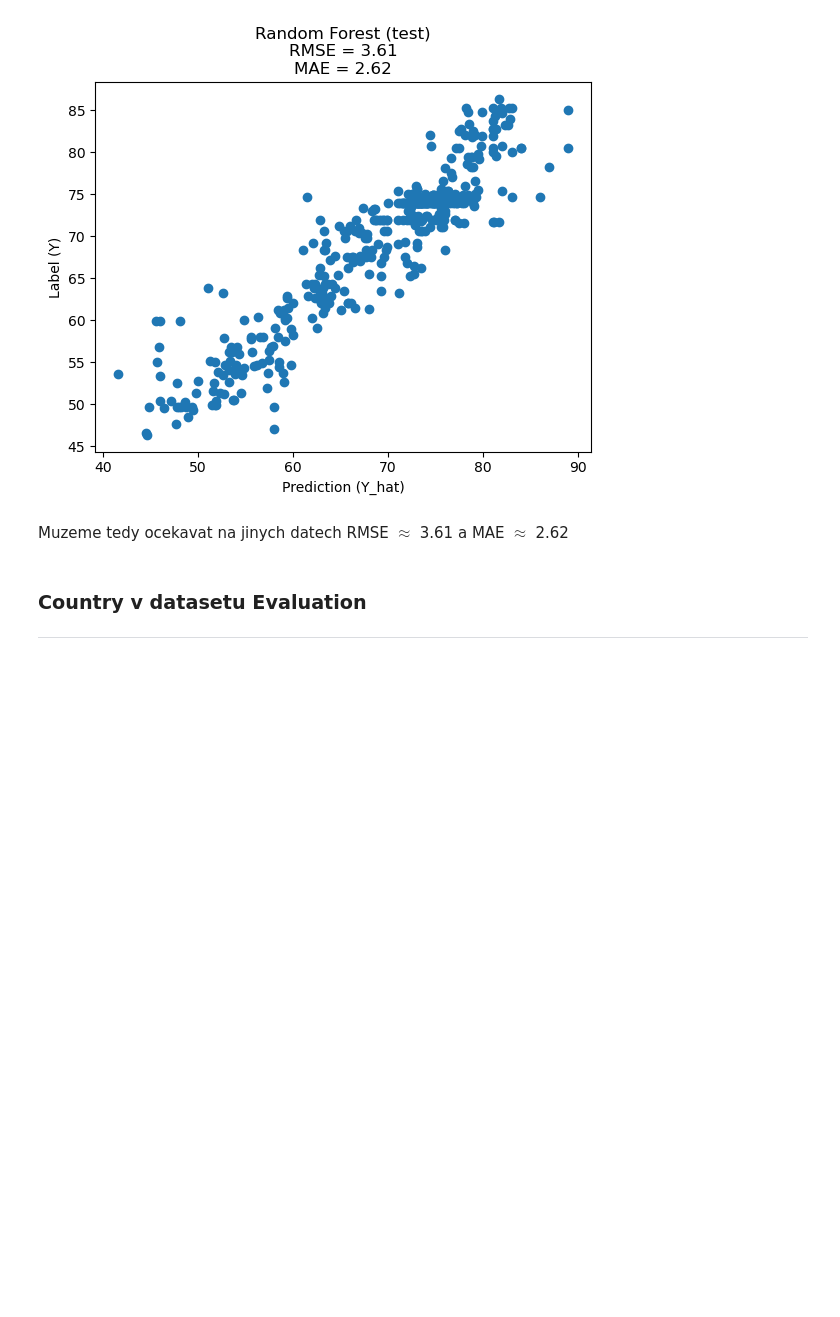
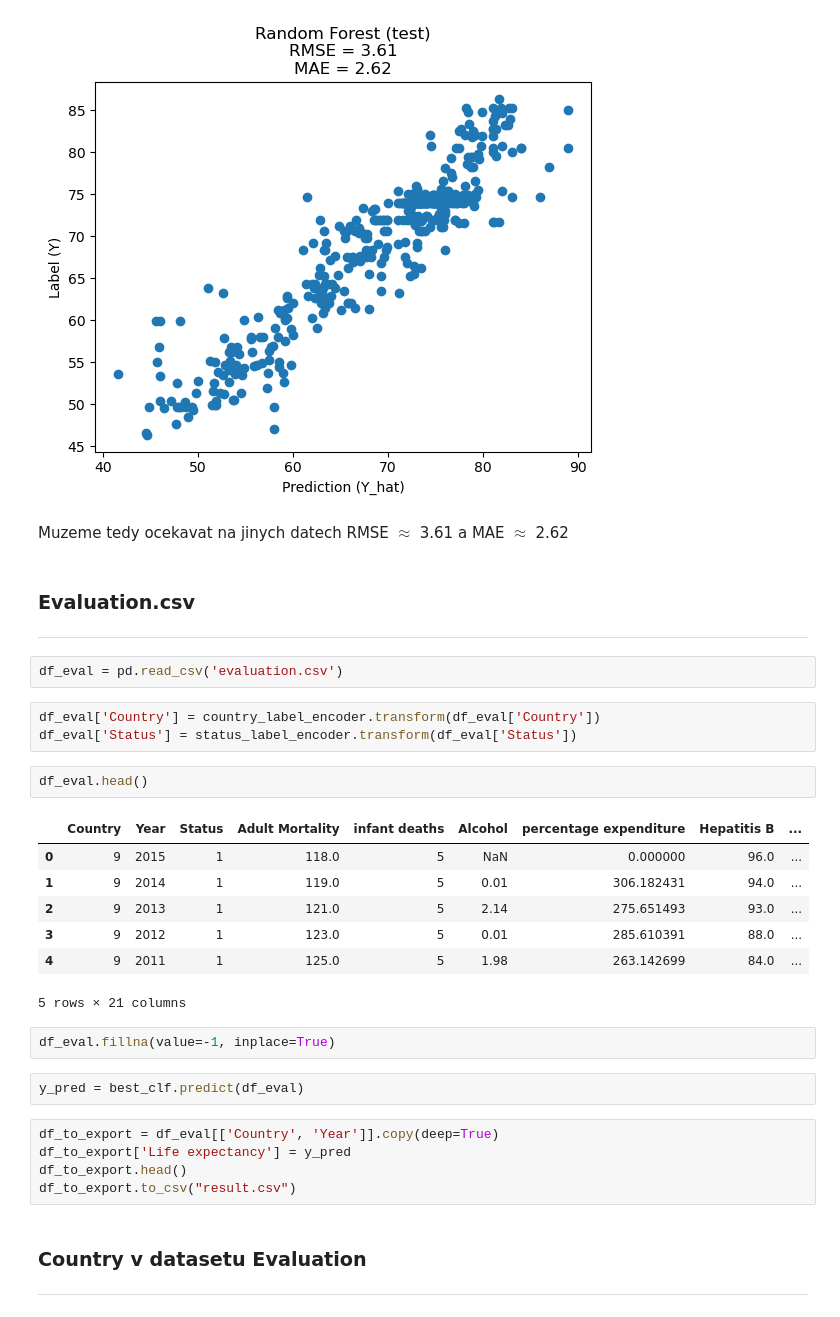
Before and after one commit to nickobard/Machine-Learning-I, a Jupyter notebook: 02/homework_02.ipynb, the cells around one changed output. Cells and saved outputs as stored; diff of their text form; blank space fills up the shorter version.

```diff
--- a/02/homework_02.ipynb
+++ b/02/homework_02.ipynb
@@ -1140,6 +1140,33 @@ evaluate(best_clf, Xtest, ytest, title="Random Forest (test)")
 [figure]
 # %% [markdown]
 Muzeme tedy ocekavat na jinych datech RMSE $\approx$ 3.61 a MAE $\approx$ 2.62
+# %% [markdown]
+### Evaluation.csv
+***
+# %%
+df_eval = pd.read_csv('evaluation.csv')
+# %%
+df_eval['Country'] = country_label_encoder.transform(df_eval['Country'])
+df_eval['Status'] = status_label_encoder.transform(df_eval['Status'])
+# %%
+df_eval.head()
+# %% [output]
+|  | Country | Year | Status | Adult Mortality | infant deaths | Alcohol | percentage expenditure | Hepatitis B | ... |
+| 0 | 9 | 2015 | 1 | 118.0 | 5 | NaN | 0.000000 | 96.0 | ... |
+| 1 | 9 | 2014 | 1 | 119.0 | 5 | 0.01 | 306.182431 | 94.0 | ... |
+| 2 | 9 | 2013 | 1 | 121.0 | 5 | 2.14 | 275.651493 | 93.0 | ... |
+| 3 | 9 | 2012 | 1 | 123.0 | 5 | 0.01 | 285.610391 | 88.0 | ... |
+| 4 | 9 | 2011 | 1 | 125.0 | 5 | 1.98 | 263.142699 | 84.0 | ... |
+5 rows × 21 columns
+# %%
+df_eval.fillna(value=-1, inplace=True)
+# %%
+y_pred = best_clf.predict(df_eval)
+# %%
+df_to_export = df_eval[['Country', 'Year']].copy(deep=True)
+df_to_export['Life expectancy'] = y_pred
+df_to_export.head()
+df_to_export.to_csv("result.csv")
 # %% [markdown]
 ### Country v datasetu Evaluation
 ***
```
Also changed, not shown: 2 other files.
